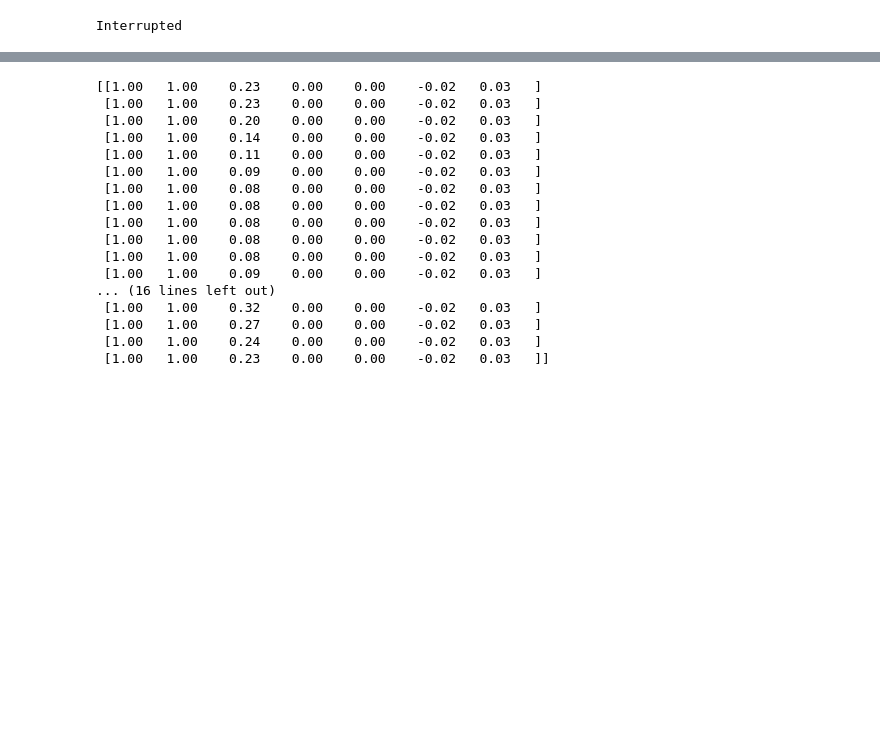
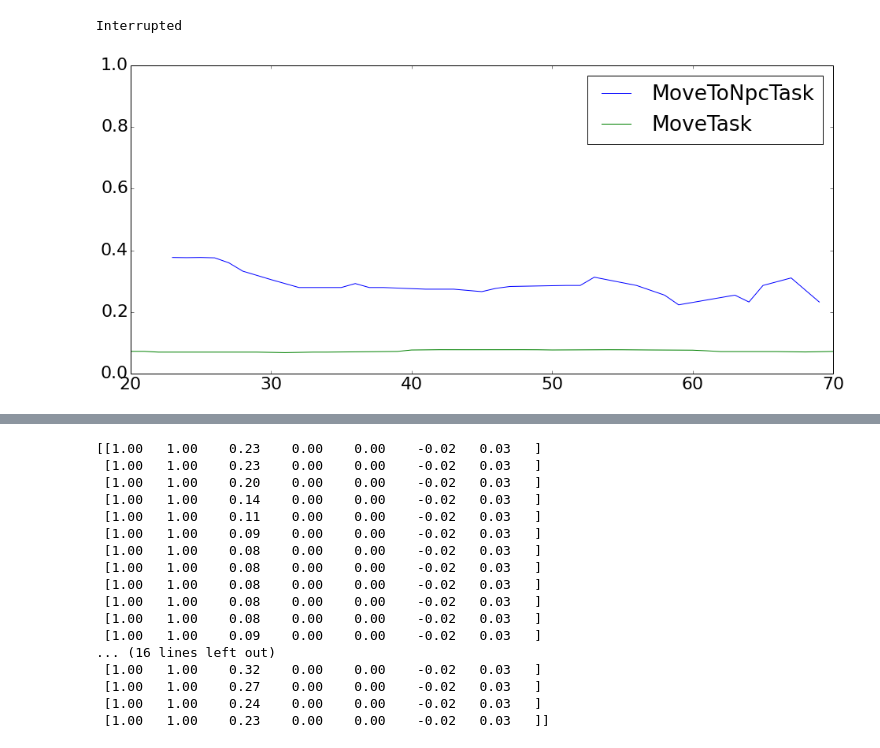
Before and after one commit to siemanko/tensorflow-deepq, a Jupyter notebook: notebooks/manipulation-NLP.ipynb, the cells around one changed output, grey strips where cells are left out. Drawn from its saved outputs; the diff is of its cells as text; code cells hidden in the pictures; blank space fills up the shorter version.

```diff
--- a/notebooks/manipulation-NLP.ipynb
+++ b/notebooks/manipulation-NLP.ipynb
@@ -246,2 +284,36 @@ g = Manipulation(SETTINGS, MoveTask())
+# %%
+from collections import deque, defaultdict
+
+class Plotter(object):
+    def __init__(self, smoothing=10):
+        self.res = defaultdict(lambda: [])
+
+    def store(self, name, epoch, value):
+        self.res[name].append((epoch, value))
+
+    def get_sequences(self, smoothing=30):
+        res = []
+        for name, vals in self.res.items():
+            newx = []
+            newy = []
+            recent = deque()
+            for x,y in vals:
+                recent.append((x,y))
+                while len(recent) > 0 and recent[0][0] <= x - smoothing:
+                    recent.popleft()
+                if x >= smoothing:
+                    newx.append(x)
+                    newy.append(np.median([r[1] for r in recent]))
+            res.append((name, newx, newy))
+        return res
+
+    def plot(self, smoothing=30, legend_loc="upper right"):
+        f = plt.figure(figsize=(16,7))
+        ax = f.gca()
+        for name, x, y in self.get_sequences(smoothing):
+            ax.plot(x, y, label=name)
+        ax.set_ylim([0.0, 1.0])
+        ax.legend(loc=legend_loc)
+        return f
 # %%
 from tf_rl.models import NLPLSTM
@@ -317,3 +384,6 @@ results = []
+# %%
+p = Plotter()
+epoch = 0
 # %%
 FPS          = 30
 ACTION_EVERY = 3
@@ -345,6 +417,12 @@ except KeyboardInterrupt:
 # %% [output]
 <tf_rl.utils.svg.Scene at 0x...>
 Interrupted
+# %%
+p.__class__ = Plotter
+# %%
+_ = p.plot(20)
+# %% [output]
+[figure, added]
 # %%
 SMOOTHING=50
 x = range(SMOOTHING, len(results))
```
Also changed, not shown: parts of 19 cells of this notebook.
